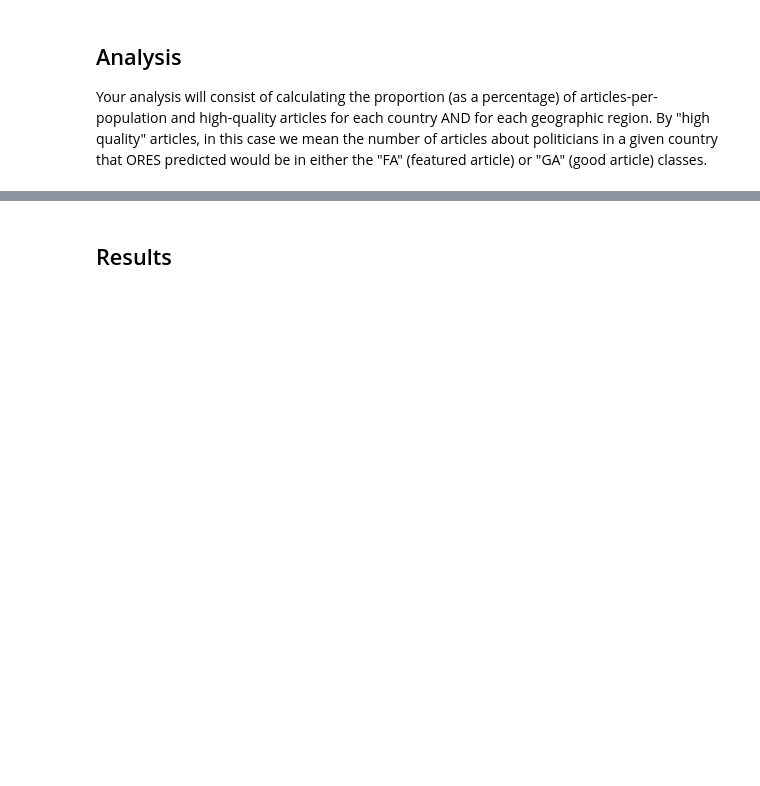
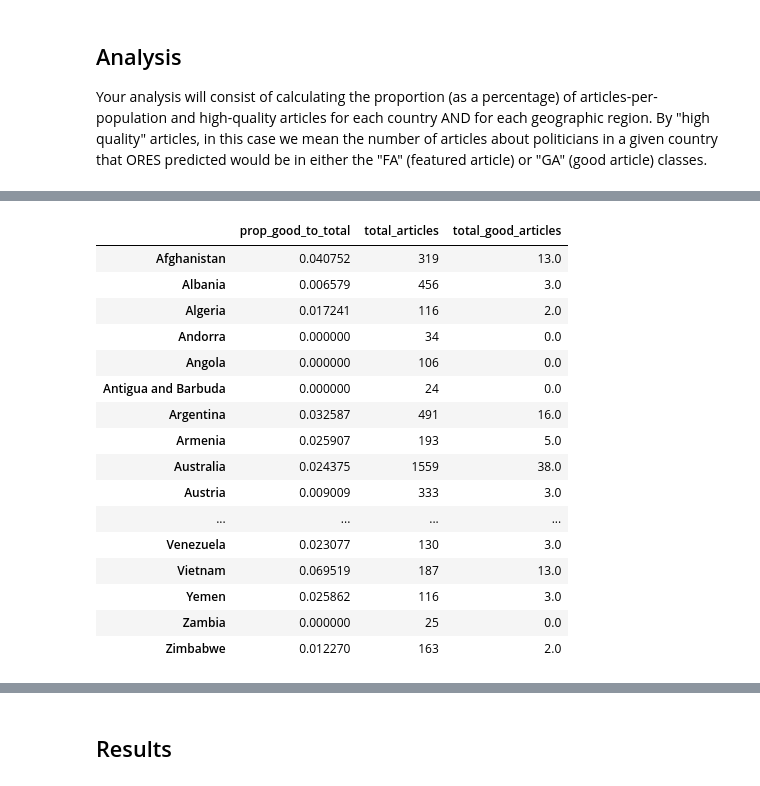
Before and after one commit to aaliyahfiala42/data-512-a2, a Jupyter notebook: hcds-a2-bias.ipynb, the cells around one changed output, grey strips where cells are left out. Saved outputs shown, nothing was run; the diff lists cells and outputs as text; code cells hidden in the pictures; blank space fills up the shorter version.

```diff
--- a/hcds-a2-bias.ipynb
+++ b/hcds-a2-bias.ipynb
@@ -460,0 +479,42 @@ Your analysis will consist of calculating the proportion (as a percentage) of ar
+# %%
+#merge together values by country
+total_pages_type = pd.concat([num_pgs_country,num_good_pgs_country], axis = 1)
+total_pages_type.columns = ['total', 'good']
+
+#fill in nans with 0's
+total_pages_type = total_pages_type.fillna(0)
+#total_pages_type
+# %%
+#get proportion of good to total articles by country
+prop_good_total = total_pages_type['good']/total_pages_type['total']
+
+#convert to dataframe
+prop_good_art = prop_good_total.to_frame()
+prop_good_art.columns = ['prop_good_articles']
+# %%
+good_to_total_results = pd.concat([prop_good_art, num_pgs_country, num_good_pgs_country], axis = 1)
+good_to_total_results.columns = ['prop_good_to_total', 'total_articles', 'total_good_articles']
+
+#replace nans with 0's (as they are 0 or approx 0)
+good_to_total_results = good_to_total_results.fillna(0)
+
+#final dataframe for proportion by total articles
+display(good_to_total_results)
+# %% [output]
+|  | prop_good_to_total | total_articles | total_good_articles |
+| Afghanistan | 0.040752 | 319 | 13.0 |
+| Albania | 0.006579 | 456 | 3.0 |
+| Algeria | 0.017241 | 116 | 2.0 |
+| Andorra | 0.000000 | 34 | 0.0 |
+| Angola | 0.000000 | 106 | 0.0 |
+| Antigua and Barbuda | 0.000000 | 24 | 0.0 |
+| Argentina | 0.032587 | 491 | 16.0 |
+| Armenia | 0.025907 | 193 | 5.0 |
+| Australia | 0.024375 | 1559 | 38.0 |
+| Austria | 0.009009 | 333 | 3.0 |
+| ... | ... | ... | ... |
+| Venezuela | 0.023077 | 130 | 3.0 |
+| Vietnam | 0.069519 | 187 | 13.0 |
+| Yemen | 0.025862 | 116 | 3.0 |
+| Zambia | 0.000000 | 25 | 0.0 |
+| Zimbabwe | 0.012270 | 163 | 2.0 |
```
Also changed, not shown: parts of 20 cells of this notebook.
